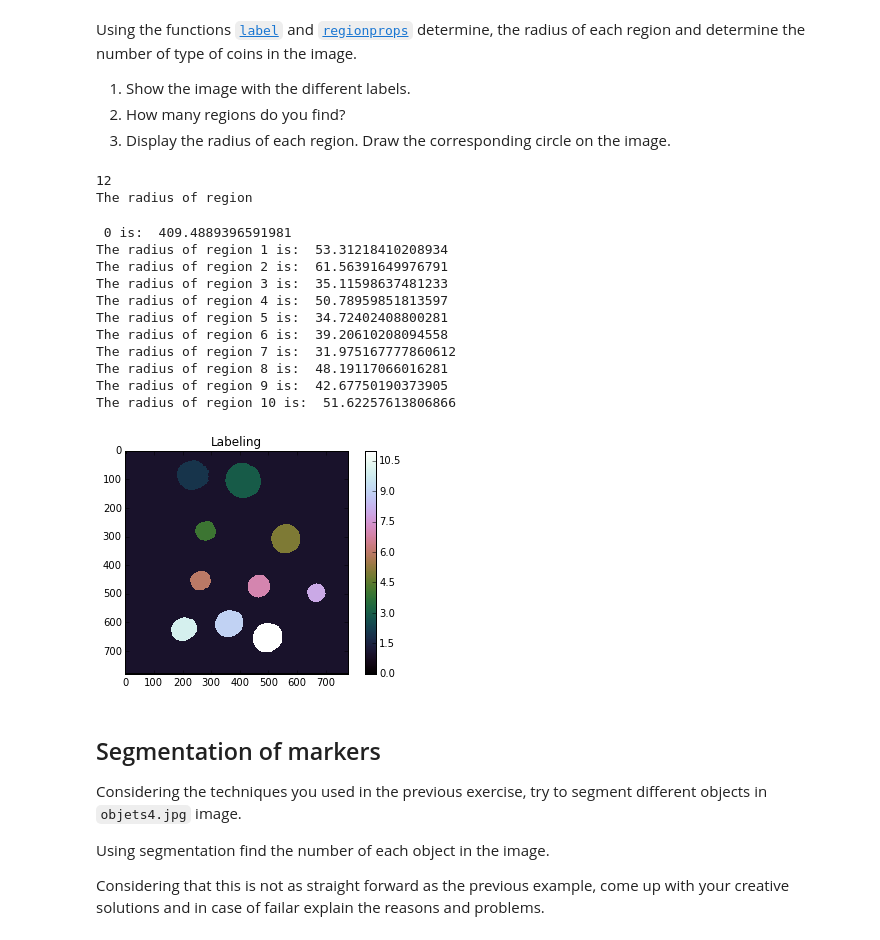
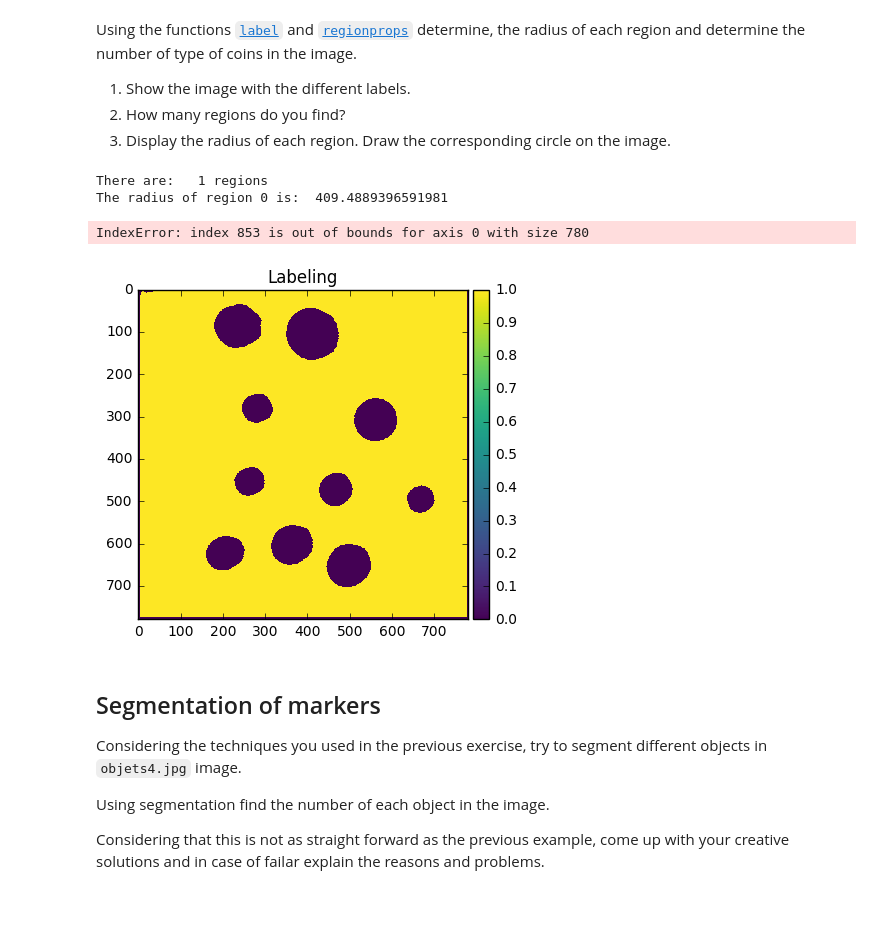
Before and after one commit to SharonSheran/B31XB-IIP-TP-1617, a Jupyter notebook: 5-segmentation/segmentation.ipynb, the cells around one changed output. Cells and saved outputs as stored; diff of their text form; code cells hidden in the pictures; blank space fills up the shorter version.

```diff
--- a/5-segmentation/segmentation.ipynb
+++ b/5-segmentation/segmentation.ipynb
@@ -88,38 +88,44 @@ Using the functions [`label`](http://scikit-image.org/docs/stable/api/skimage.me
 1. Display the radius of each region. Draw the corresponding circle on the image.
 # %%
 from skimage.measure import label, regionprops
+from skimage.color import rgb2gray, gray2rgb
+from skimage.draw import circle_perimeter
 
 # 1. Showing the image with different labels
-label_coins, n = label(coin_close, return_num =True)
+label_coins, n = label(coin_close, return_num = True)
 
 
-# 2. Showing the number of regions. In this case, we have 12 regions.
-print(n)
+# 2. Showing the number of regions.
+print('There are:  ',n, 'regions')
+
 plt.figure()
 plt.title('Labeling')
 io.imshow (label_coins)
 
+props_coins = regionprops(label_coins)
+circled_coins = gray2rgb(img_as_ubyte(coin_close))
 
 # 3. Displaying the radius of each region
-props_coins = regionprops(label_coins)
 for i in range(len(props_coins)):
     radius = ( props_coins[i].equivalent_diameter / 2 )
     print ('The radius of region', i, 'is: ', radius)
+
+
+# Drawing circles on the image
+for k in props_coins:
+    for  j in range(8):
+        [rr, cc] = draw.circle_perimeter(int(k["centroid"][0]), int(k["centroid"][1]), int(k["major_axis_length"] / 2) + j)
+        circled_coins[rr, cc] = (255, 0, 0)
+
+
+plt.figure()
+plt.title('Circled coins')
+io.imshow (circled_coins)
 # %% [output]
-12
-The radius of region
+There are:   1 regions
+The radius of region 0 is:  409.4889396591981
- 0 is:  409.4889396591981
-The radius of region 1 is:  53.31218410208934
-The radius of region 2 is:  61.56391649976791
-The radius of region 3 is:  35.11598637481233
-The radius of region 4 is:  50.78959851813597
-The radius of region 5 is:  34.72402408800281
-The radius of region 6 is:  39.20610208094558
-The radius of region 7 is:  31.975167777860612
-The radius of region 8 is:  48.19117066016281
-The radius of region 9 is:  42.67750190373905
-The radius of region 10 is:  51.62257613806866
+IndexError: index 853 is out of bounds for axis 0 with size 780
-[figure, old version]
+[figure, new version]
 # %% [markdown]
 ## Segmentation of markers
 
```
Also changed, not shown: parts of 6 cells of this notebook.
